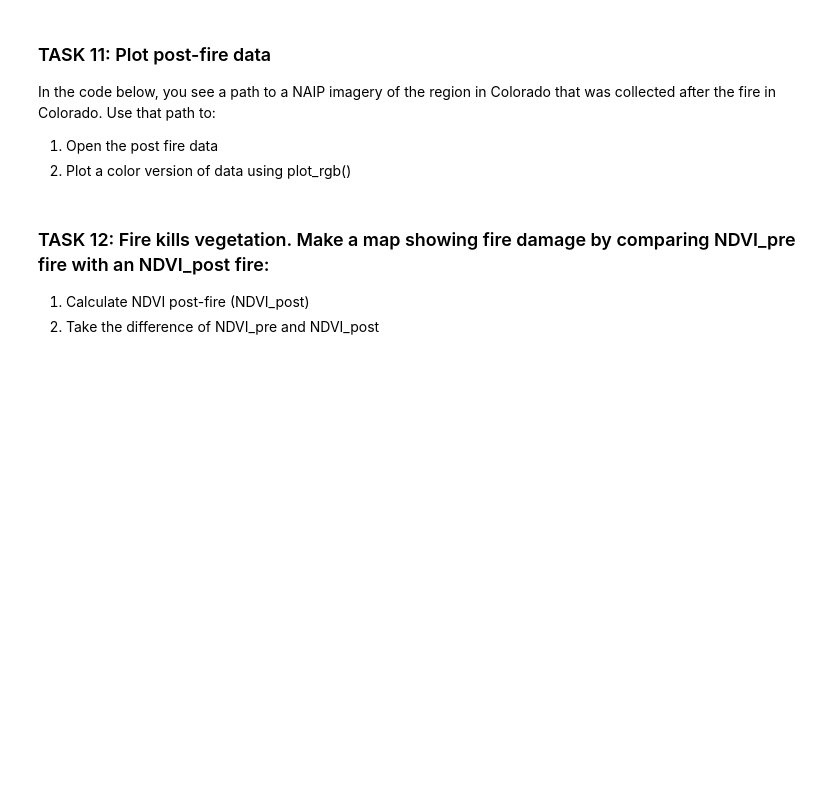
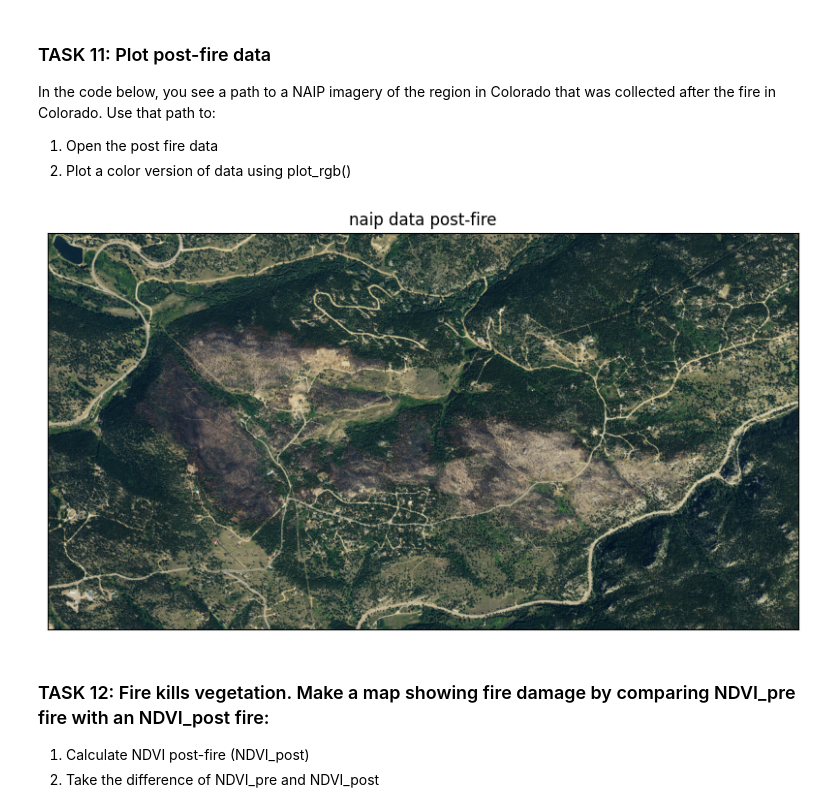
Before and after one commit to jmatrone/EnvDatSci, a Jupyter notebook: CodeSprints/RasterData101.ipynb, the cells around one changed output. Saved outputs shown, nothing was run; the diff lists cells and outputs as text; code cells hidden in the pictures; blank space fills up the shorter version.

```diff
--- a/CodeSprints/RasterData101.ipynb
+++ b/CodeSprints/RasterData101.ipynb
@@ -476,16 +579,22 @@ In the code below, you see a path to a NAIP imagery of the region in Colorado th
 # %%
 # Add the code here to open the raster and read the numpy array inside it
 # Create a path for the data file - notice it is a .tif file
 naip_post_fire_path = os.path.join("earthpy-downloads",
                                    "naip-before-after",
                                    "post-fire",
                                    "crop",
                                    "m_3910505_nw_13_1_20170902_crop.tif")
 
 # Task 11: open naip_post_fire
-
+with rio.open(naip_post_fire_path) as naip_postfire_src:
+    naip_post_fire = naip_postfire_src.read()
 
 # Task 11: plot naip_post_fire
+ep.plot_rgb(naip_post_fire,
+            title="naip data post-fire")
+plt.show()
+# %% [output]
+[figure, added]
 # %% [markdown]
 ### TASK 12: Fire kills vegetation. Make a map showing fire damage by comparing NDVI_pre fire with an NDVI_post fire:
 1. Calculate NDVI post-fire (NDVI_post)
```
Also changed, not shown: parts of 31 cells of this notebook.
